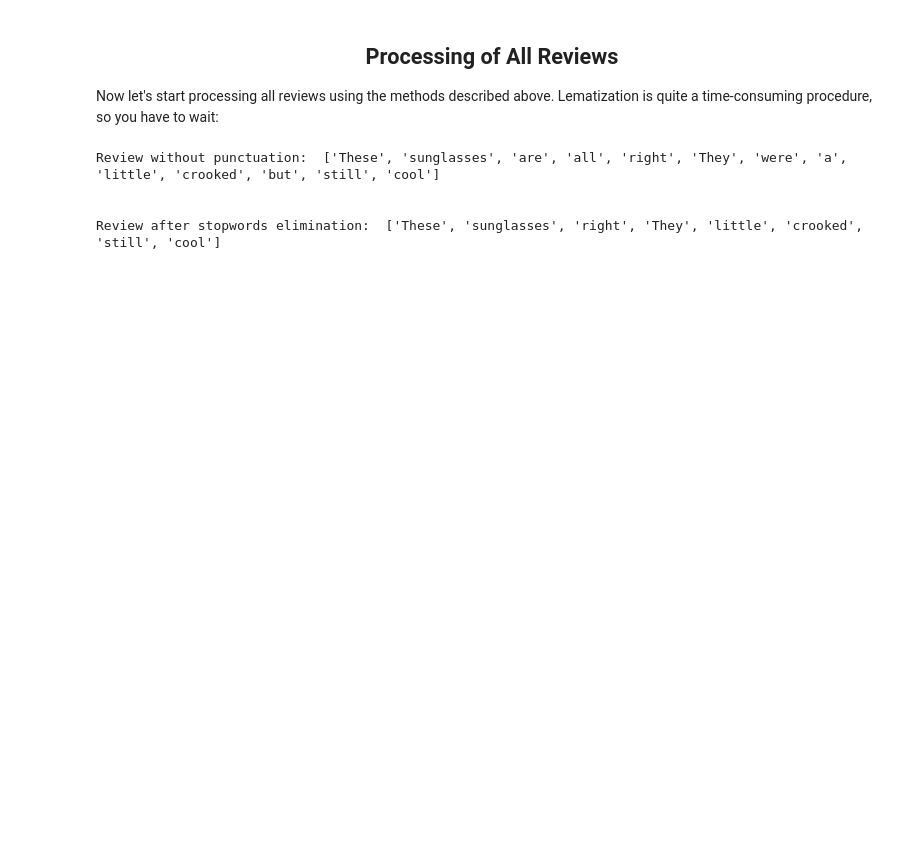
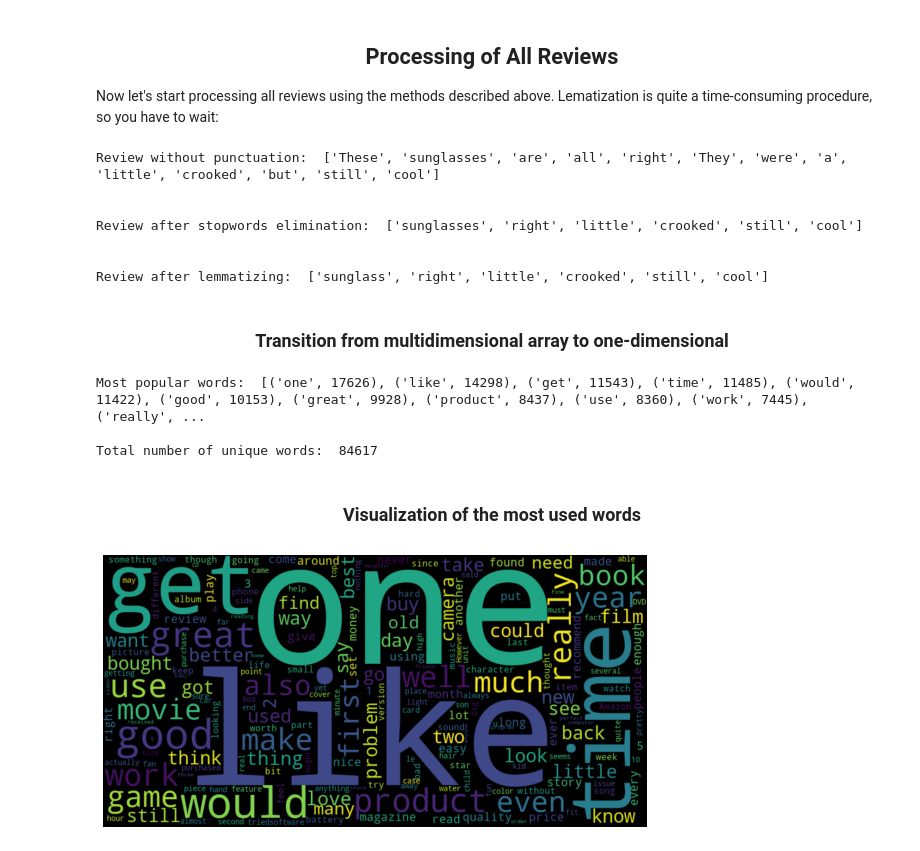
Before and after one commit to jackshendrikov/sentimento, a Jupyter notebook: Part I - Data Processing.ipynb, the cells around one changed output. Saved outputs shown, nothing was run; the diff lists cells and outputs as text; code cells hidden in the pictures; blank space fills up the shorter version.

Commit message:
Add irrelevant words elimination and final review visualization

```diff
--- a/Part I - Data Processing.ipynb
+++ b/Part I - Data Processing.ipynb
@@ -361,6 +363,6 @@ STOP_WORDS = set(stopwords.words("english"))
 # %%
 def stopwords_elimination(stop_words, sent):
-     return [w for w in sent if w not in stop_words]
+     return [w for w in sent if w.lower() not in stop_words]
 
 
 filtered_words = stopwords_elimination(STOP_WORDS, words)
@@ -455,4 +457,40 @@ print("\n\nReview after lemmatizing: ", words_list[1])
 Review without punctuation:  ['These', 'sunglasses', 'are', 'all', 'right', 'They', 'were', 'a', 'little', 'crooked', 'but', 'still', 'cool']
 
 
-Review after stopwords elimination:  ['These', 'sunglasses', 'right', 'They', 'little', 'crooked', 'still', 'cool']
+Review after stopwords elimination:  ['sunglasses', 'right', 'little', 'crooked', 'still', 'cool']
+
+
+Review after lemmatizing:  ['sunglass', 'right', 'little', 'crooked', 'still', 'cool']
+# %% [markdown]
+<h3 align="center">Transition from multidimensional array to one-dimensional</h3>
+# %%
+from nltk import FreqDist
+
+all_words = np.concatenate(words_list)
+
+all_words_freq = FreqDist(all_words) # count the number of times that each outcome of an experiment occurs
+
+print("Most popular words: ", all_words_freq.most_common(100))
+print("\nTotal number of unique words: ", len(all_words_freq.keys()))
+# %% [output]
+Most popular words:  [('one', 17626), ('like', 14298), ('get', 11543), ('time', 11485), ('would', 11422), ('good', 10153), ('great', 9928), ('product', 8437), ('use', 8360), ('work', 7445), ('really', ...
+
+Total number of unique words:  84617
+# %% [markdown]
+<h3 align="center">Visualization of the most used words</h3>
+# %%
+wordcloud = WordCloud(
+    background_color="black",
+    width=1000,
+    height=500,
+    random_state=42,
+)
+
+wordcloud.generate_from_frequencies(all_words_freq)
+
+plt.figure(figsize=(10, 5))
+plt.imshow(wordcloud, interpolation="bilinear")
+plt.axis("off")
+plt.show()
+# %% [output]
+[figure, added]
```
Also changed, not shown: parts of 20 cells of this notebook.
